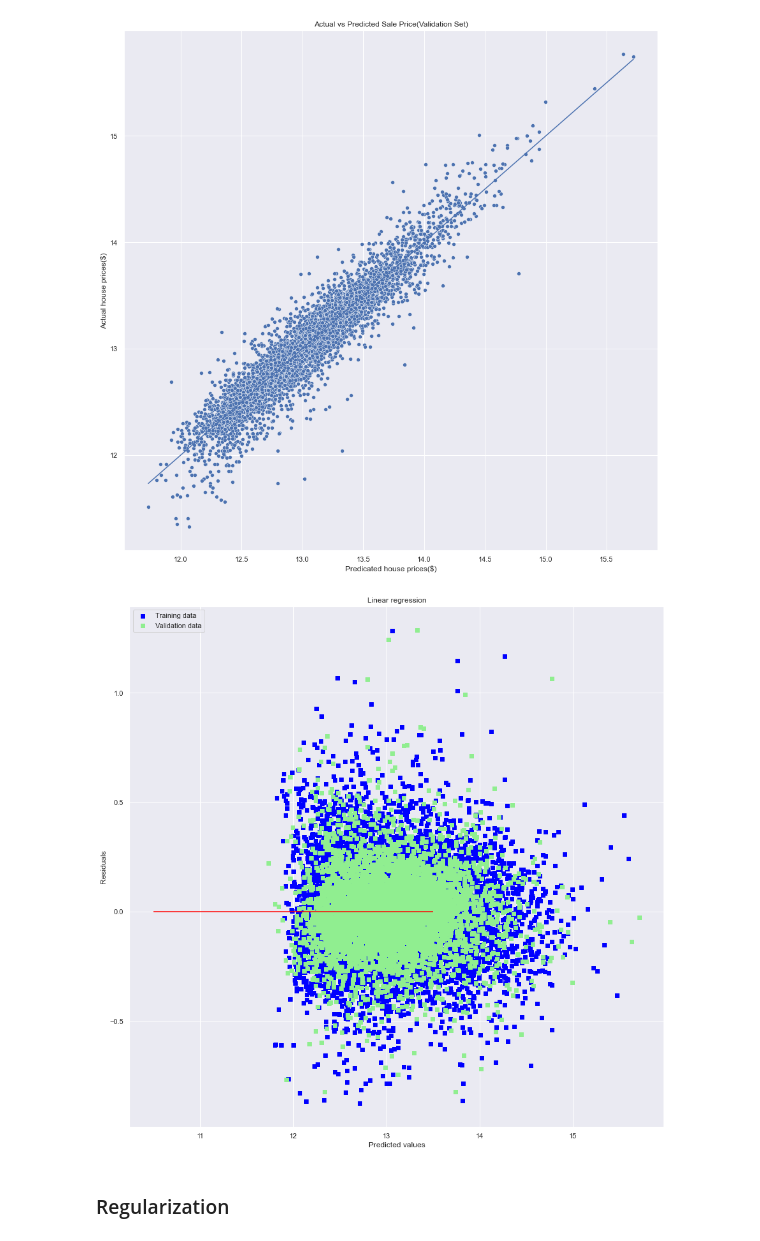
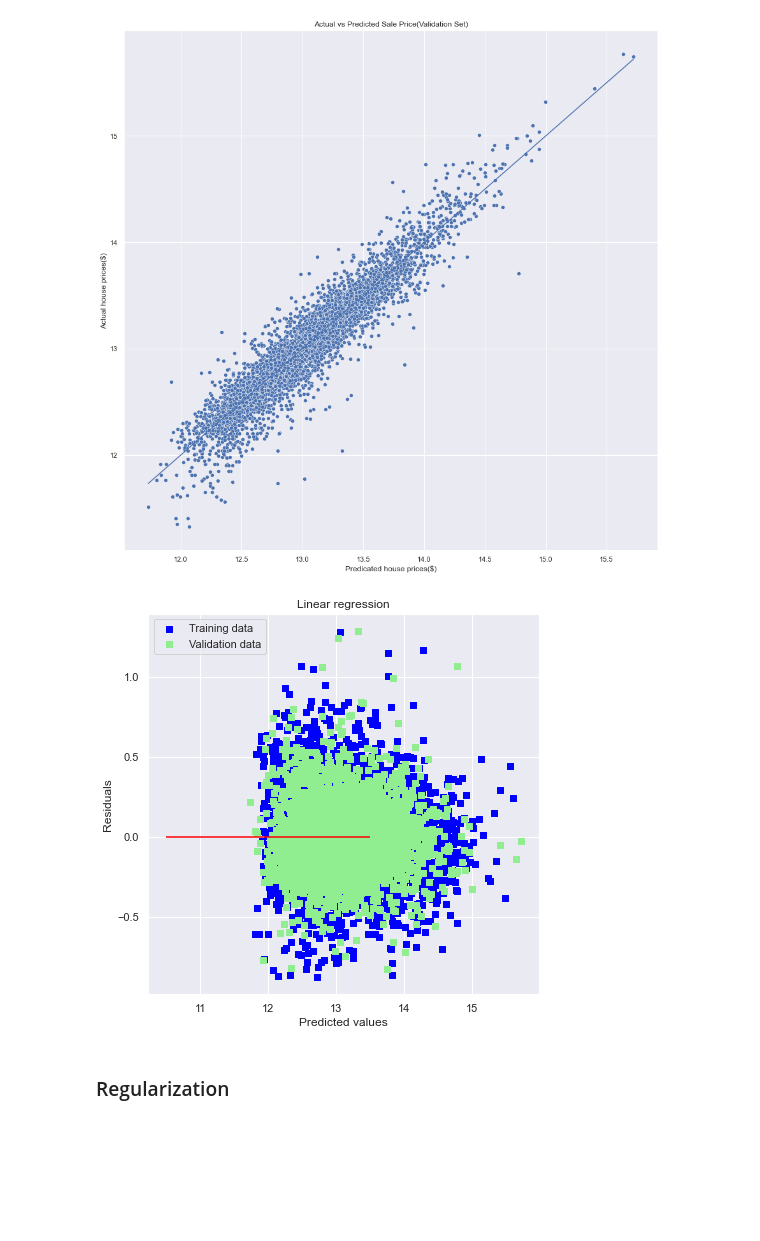
Before and after one commit to audi0786/KC_House_Price_Prediction_via_Regression_Analysis, a Jupyter notebook: King_County_House_Prices_Prediction.ipynb, the cells around one changed output. Saved outputs shown, nothing was run; the diff lists cells and outputs as text; code cells hidden in the pictures; blank space fills up the shorter version.

```diff
--- a/King_County_House_Prices_Prediction.ipynb
+++ b/King_County_House_Prices_Prediction.ipynb
@@ -2039,16 +2039,17 @@ plt.ylabel('Actual house prices($)')
 Text(0, 0.5, 'Actual house prices($)')
 [figure]
 # %%
+sns.set(rc = {'figure.figsize':(7,7)})
 plt.scatter(y_train_preds, y_train_preds - y_train, c = "blue", marker = "s", label = "Training data")
 plt.scatter(y_val_preds, y_val_preds - y_val, c = "lightgreen", marker = "s", label = "Validation data")
 plt.title("Linear regression")
 plt.xlabel("Predicted values")
 plt.ylabel("Residuals")
 plt.legend(loc = "upper left")
 plt.hlines(y = 0, xmin = 10.5, xmax = 13.5, color = "red")
 plt.show()
 # %% [output]
-[figure, old version]
+[figure, new version]
 # %% [markdown]
 ### Regularization
 # %%
```
Also changed, not shown: 3 other files.
